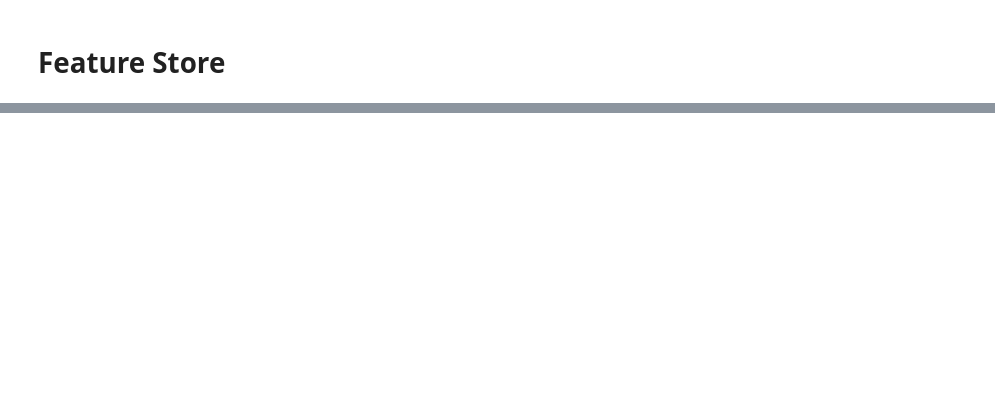
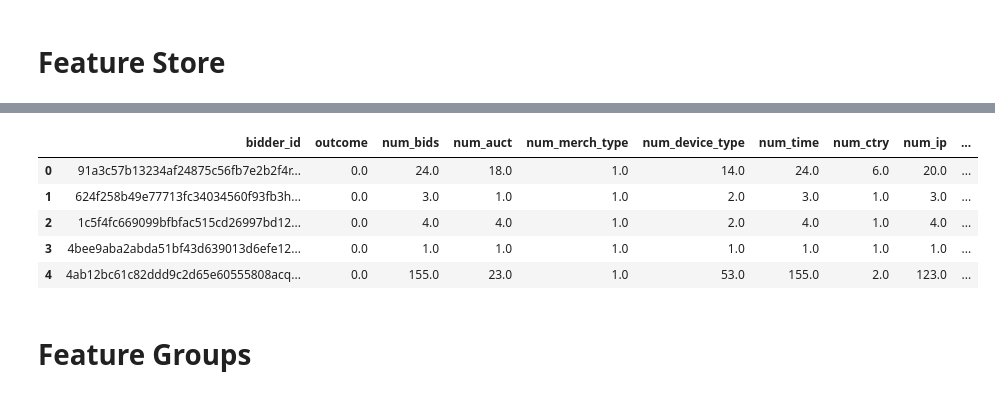
Before and after one commit to carson-edmonds/AAI-540_Final_Project, a Jupyter notebook: Bid_Bot_Classification_AWS.ipynb, the cells around one changed output, grey strips where cells are left out. Drawn from its saved outputs; the diff is of its cells as text; code cells hidden in the pictures; blank space fills up the shorter version.

```diff
--- a/Bid_Bot_Classification_AWS.ipynb
+++ b/Bid_Bot_Classification_AWS.ipynb
@@ -143,0 +239,4 @@ print(default_s3_bucket_name)
+# %%
+#Identify unique feature counts
+bidder_unique = bid_data.groupby("bidder_id").nunique().reset_index()
+bidder_unique.head()
@@ -143,0 +250,16 @@ print(default_s3_bucket_name)
+# %%
+#Merge bid and train datasets and drop payment account and address as they provide no additional information
+train_set = train_data.merge(bidder_unique, on='bidder_id', how='left').drop(columns = ['payment_account', 'address'],
+                                                                           errors = 'ignore')
+train_set = train_set.rename(columns = {'bid_id': 'num_bids', 'auction': 'num_auct', 'merchandise': 'num_merch_type',
+                                        'device': 'num_device_type', 'time': 'num_time', 'country': 'num_ctry',
+                                        'ip': 'num_ip', 'url': 'num_url'})
+train_set = train_set.fillna(0)
+train_set.head()
+# %% [output]
+|  | bidder_id | outcome | num_bids | num_auct | num_merch_type | num_device_type | num_time | num_ctry | num_ip | ... |
+| 0 | 91a3c57b13234af24875c56fb7e2b2f4r... | 0.0 | 24.0 | 18.0 | 1.0 | 14.0 | 24.0 | 6.0 | 20.0 | ... |
+| 1 | 624f258b49e77713fc34034560f93fb3h... | 0.0 | 3.0 | 1.0 | 1.0 | 2.0 | 3.0 | 1.0 | 3.0 | ... |
+| 2 | 1c5f4fc669099bfbfac515cd26997bd12... | 0.0 | 4.0 | 4.0 | 1.0 | 2.0 | 4.0 | 1.0 | 4.0 | ... |
+| 3 | 4bee9aba2abda51bf43d639013d6efe12... | 0.0 | 1.0 | 1.0 | 1.0 | 1.0 | 1.0 | 1.0 | 1.0 | ... |
+| 4 | 4ab12bc61c82ddd9c2d65e60555808acq... | 0.0 | 155.0 | 23.0 | 1.0 | 53.0 | 155.0 | 2.0 | 123.0 | ... |
@@ -143,0 +274,2 @@ print(default_s3_bucket_name)
+# %% [markdown]
+# Feature Groups
```
Also changed, not shown: parts of 26 cells of this notebook.
